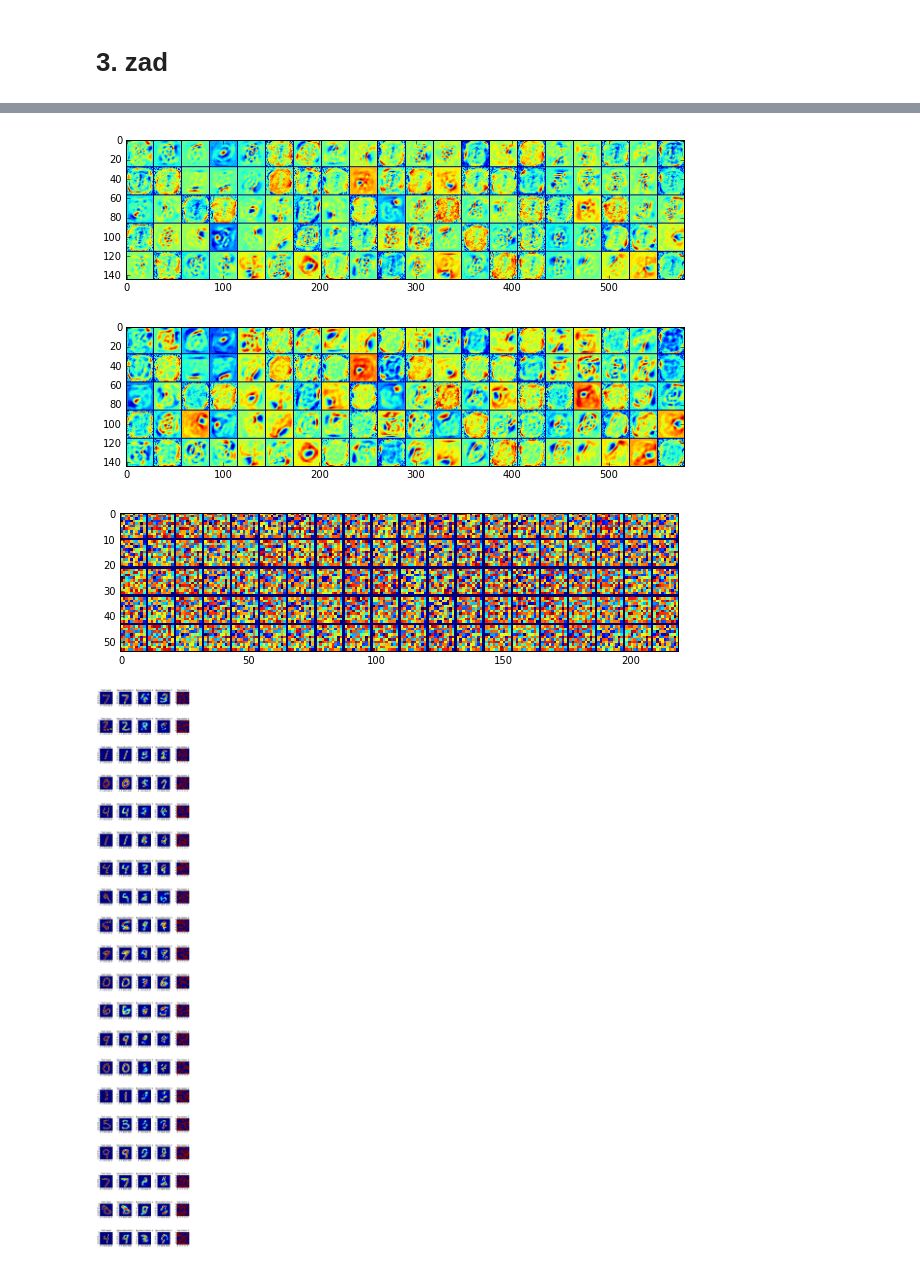
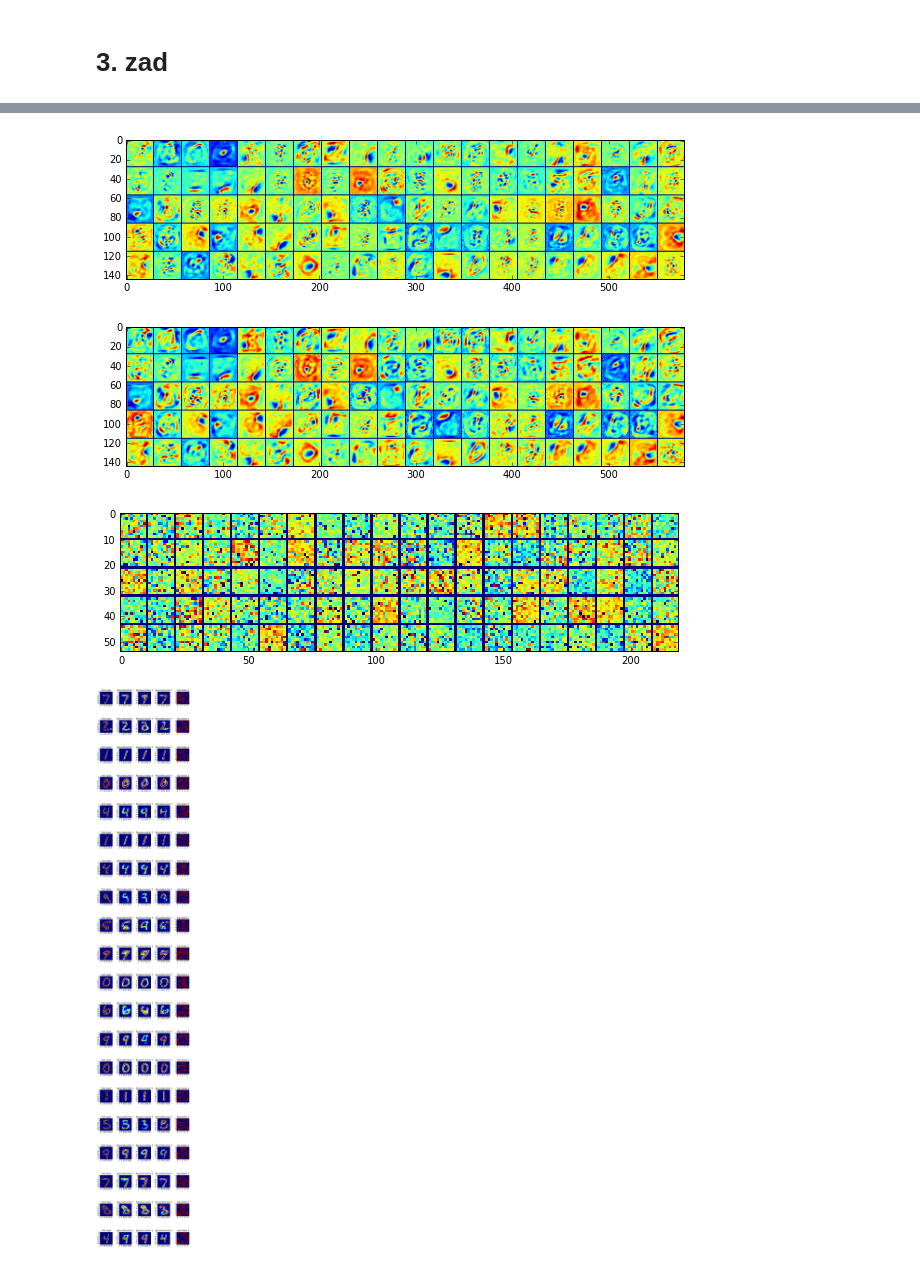
Before and after one commit to Mungosin/DeepLearning, a Jupyter notebook: Lab4/Lab4.ipynb, the cells around one changed output, grey strips where cells are left out. Cells and saved outputs as stored; diff of their text form; code cells hidden in the pictures.

```diff
--- a/Lab4/Lab4.ipynb
+++ b/Lab4/Lab4.ipynb
@@ -167,7 +167,7 @@ h2_shape = (10,10)
 # h2_shape = (28,28)
 
 gibbs_sampling_steps = 2
-alpha = 0.1
+alpha = 0.05
 
 g2 = tf.Graph()
 with g2.as_default():
@@ -197,7 +197,7 @@ with g2.as_default():
         h3_prob = tf.sigmoid(tf.matmul(v3,w2)+ hb2)
         h3 = sample_prob(h3_prob)
 
-    w2_positive_grad = tf.matmul(tf.transpose(v2),h3)
+    w2_positive_grad = tf.matmul(tf.transpose(v2),h2)
     w2_negative_grad = tf.matmul(tf.transpose(v3),h3)
 
     dw2 = (w2_positive_grad - w2_negative_grad) / tf.to_float(tf.shape(v2)[0])
@@ -306,7 +306,7 @@ with g3.as_default():
 
 
     # top RBM update
-    w2_positive_grad = tf.matmul(tf.transpose(h1_up),h4)
+    w2_positive_grad = tf.matmul(tf.transpose(h1_up),h2_up)
     w2_negative_grad = tf.matmul(tf.transpose(h1_down),h4)
     dw3 = (w2_positive_grad - w2_negative_grad) / tf.to_float(tf.shape(h1_up)[0])
     update_w2 = tf.assign_add(w2a, beta * dw3)
@@ -383,4 +383,4 @@ plt.tight_layout()
-[figure, old version]
+[figure, new version]
-[figure, old version]
+[figure, new version]
-[figure, old version]
+[figure, new version]
-[figure, old version]
+[figure, new version]
```
Also changed, not shown: parts of 2 cells of this notebook.
